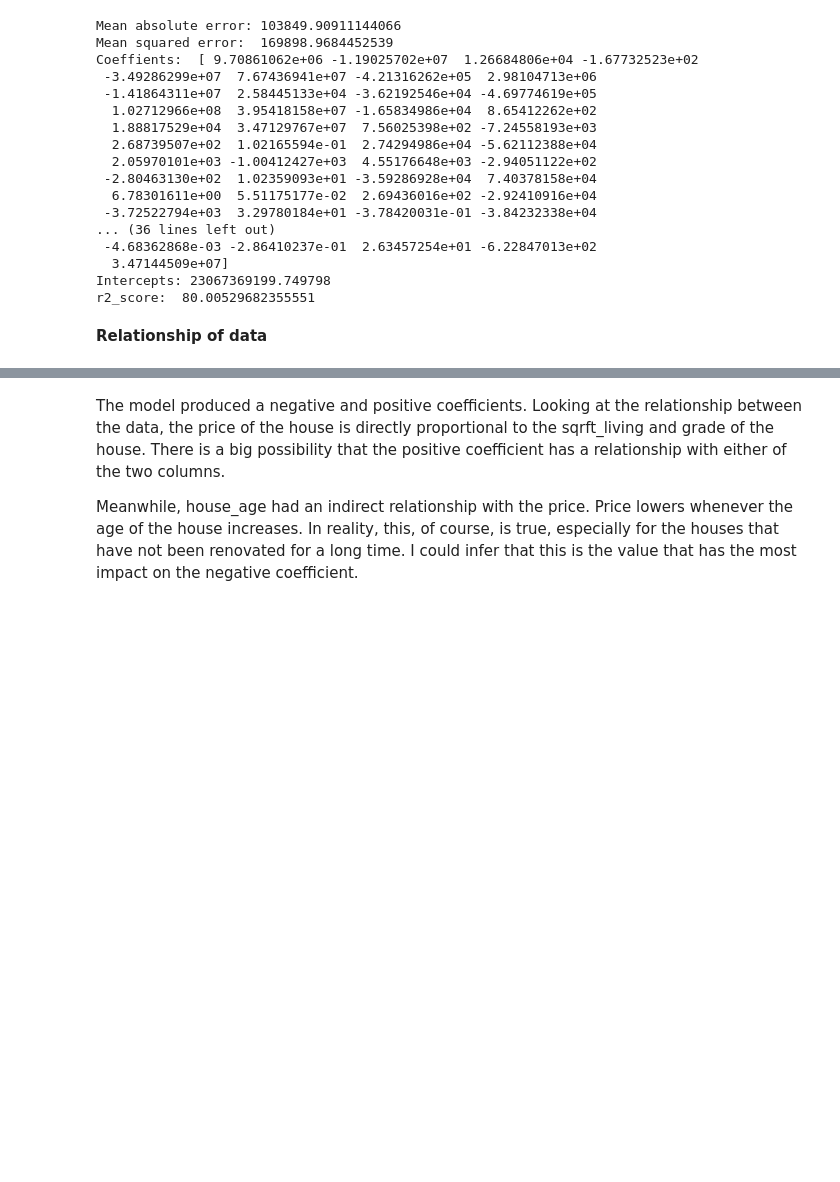
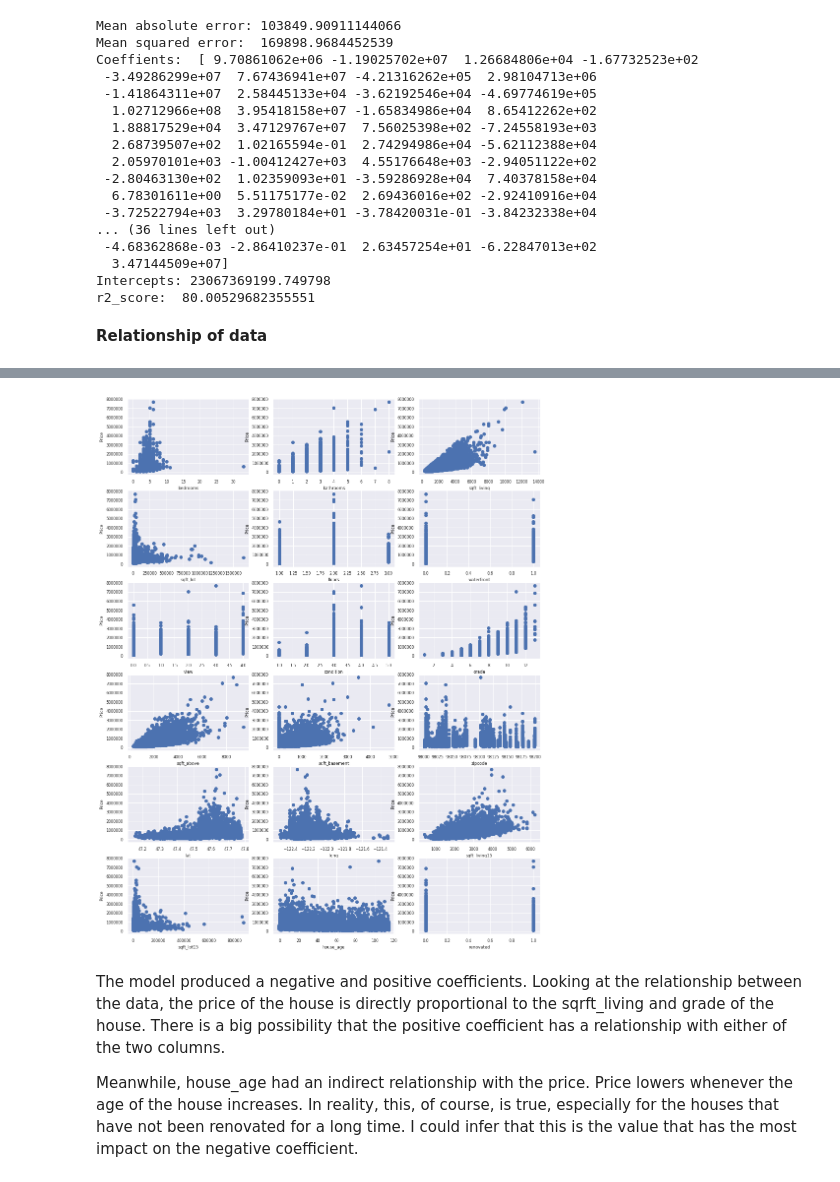
Before and after one commit to irishpaladin/CS490DB-Project, a Jupyter notebook: CS490DB_Project.ipynb, the cells around one changed output, grey strips where cells are left out. Saved outputs shown, nothing was run; the diff lists cells and outputs as text; code cells hidden in the pictures; blank space fills up the shorter version.

```diff
--- a/CS490DB_Project.ipynb
+++ b/CS490DB_Project.ipynb
@@ -280,3 +290,22 @@ plt.show()
+# %%
+header = ['bedrooms', 'bathrooms', 'sqft_living', 'sqft_lot', 'floors',
+        'waterfront', 'view', 'condition', 'grade', 'sqft_above',
+        'sqft_basement', 'zipcode', 'lat', 'long', 'sqft_living15',
+        'sqft_lot15', 'house_age', 'renovated'  ]
+
+i = 1
+fig, ax = plt.subplots(figsize=(15,20))
+for feature in header:
+  plt.subplot(6, 3, i)
+  x = data[feature]
+  plt.scatter(x, data.price)
+  plt.ylabel('Price')
+  plt.xlabel(feature)
+  i += 1
+
+plt.show()
+# %% [output]
+[figure, added]
 # %% [markdown]
 The model produced a negative and positive coefficients. Looking at the relationship between the data, the price of the house is directly proportional to the sqrft_living and grade of the house. There is a big possibility that the positive coefficient has a relationship with either of the two columns.
 
```
Also changed, not shown: parts of 16 cells of this notebook.
